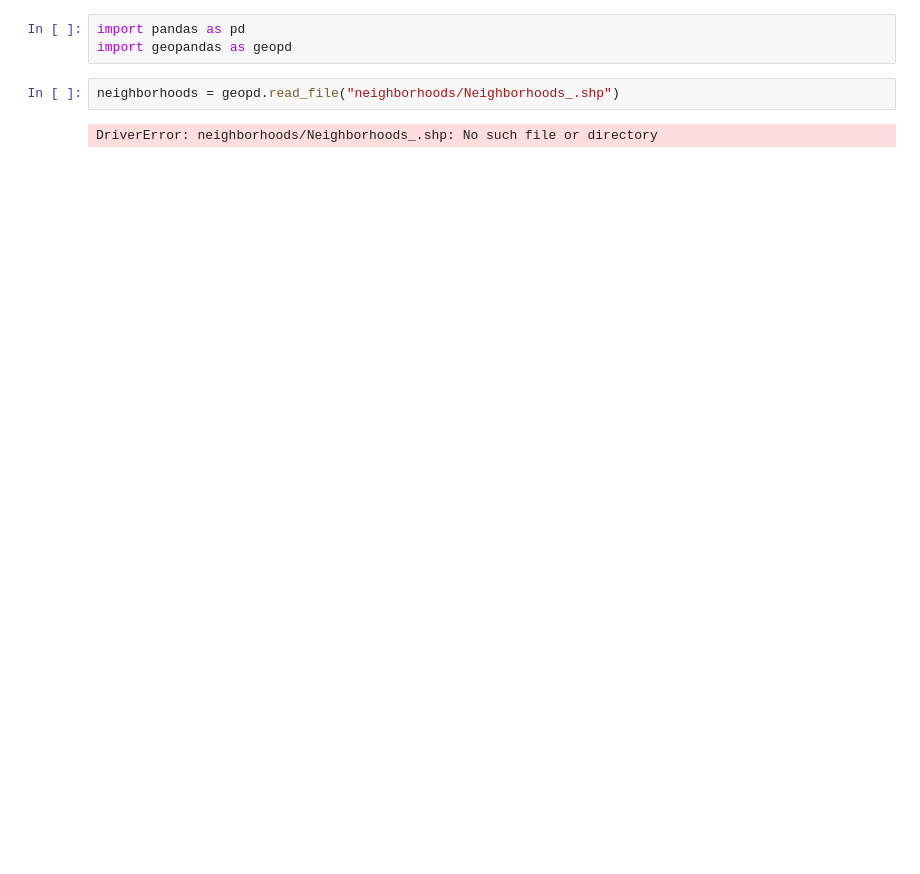
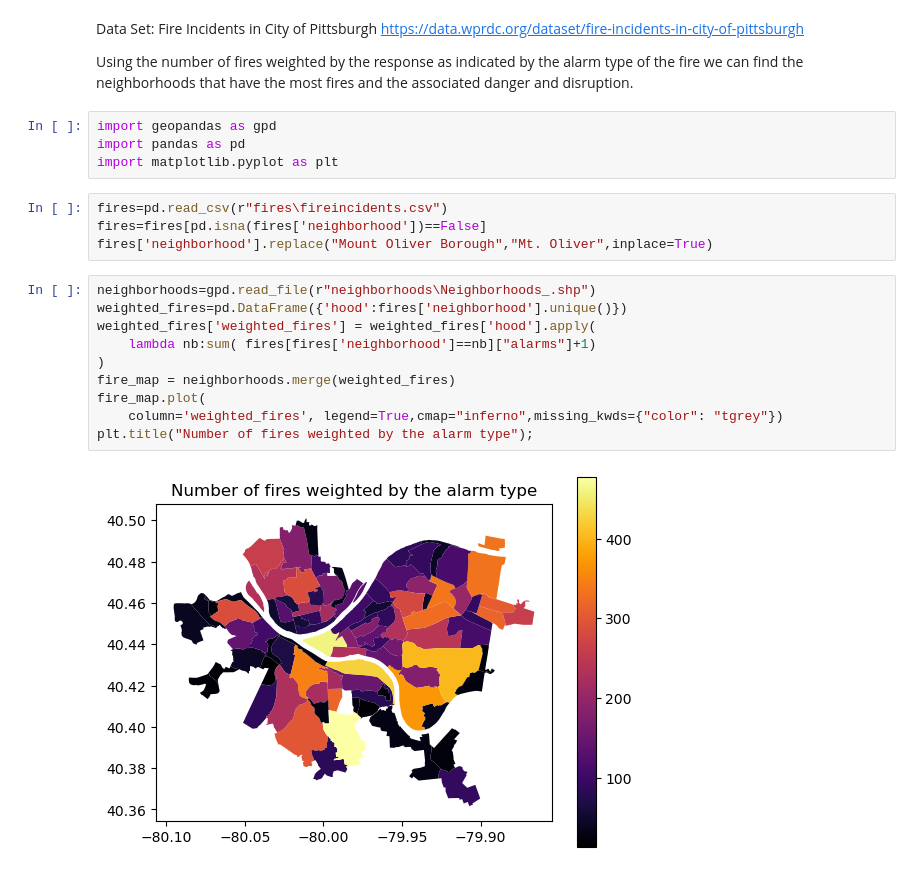
Before and after one commit to Liam-Munley/Big-Ideas-Final-Project, a Jupyter notebook: Liam-Baird-Notebook.ipynb, the cells around one changed output. Saved outputs shown, nothing was run; the diff lists cells and outputs as text; blank space fills up the shorter version.

```diff
--- a/Liam-Baird-Notebook.ipynb
+++ b/Liam-Baird-Notebook.ipynb
@@ -1,7 +1,24 @@
+# %% [markdown]
+Data Set: Fire Incidents in City of Pittsburgh  https://data.wprdc.org/dataset/fire-incidents-in-city-of-pittsburgh
+
+Using the number of fires weighted by the response as indicated by the alarm type of the fire we can find the neighborhoods that have the most fires and the associated danger and disruption.
 # %%
+import geopandas as gpd
 import pandas as pd
-import geopandas as geopd
+import matplotlib.pyplot as plt
-# %%
-neighborhoods = geopd.read_file("neighborhoods/Neighborhoods_.shp")
-# %% [output]
-DriverError: neighborhoods/Neighborhoods_.shp: No such file or directory
+# %%
+fires=pd.read_csv(r"fires\fireincidents.csv")
+fires=fires[pd.isna(fires['neighborhood'])==False]
+fires['neighborhood'].replace("Mount Oliver Borough","Mt. Oliver",inplace=True)
+# %%
+neighborhoods=gpd.read_file(r"neighborhoods\Neighborhoods_.shp")
+weighted_fires=pd.DataFrame({'hood':fires['neighborhood'].unique()})
+weighted_fires['weighted_fires'] = weighted_fires['hood'].apply(
+    lambda nb:sum( fires[fires['neighborhood']==nb]["alarms"]+1)
+)
+fire_map = neighborhoods.merge(weighted_fires)
+fire_map.plot(
+    column='weighted_fires', legend=True,cmap="inferno",missing_kwds={"color": "tgrey"})
+plt.title("Number of fires weighted by the alarm type");
+# %% [output]
+[figure, added]
```
Also changed, not shown: parts of 2 cells of this notebook.
